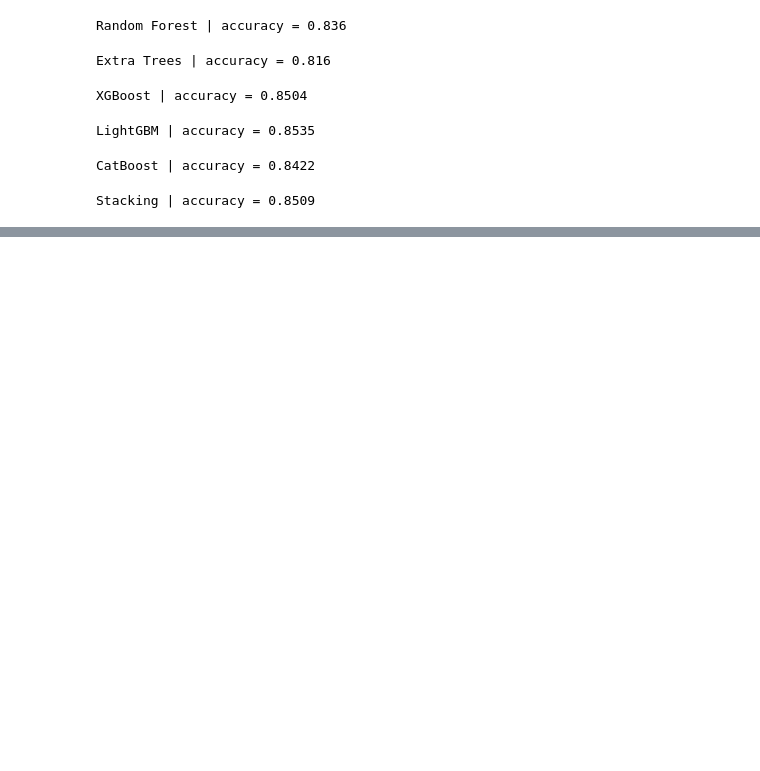
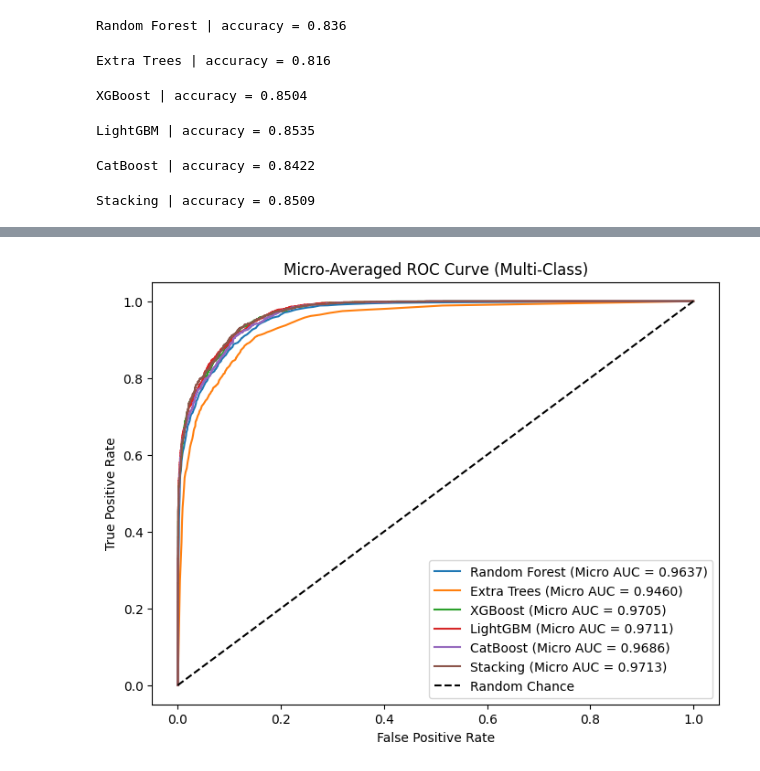
Before and after one commit to mdmohsin212/skill-morph-hw, a Jupyter notebook: Assignment_8.ipynb, the cells around one changed output, grey strips where cells are left out. Cells and saved outputs as stored; diff of their text form; code cells hidden in the pictures; blank space fills up the shorter version.

```diff
--- a/Assignment_8.ipynb
+++ b/Assignment_8.ipynb
@@ -235,0 +265,19 @@ Stacking | accuracy = 0.8509
+# %%
+classes = np.unique(y_test)
+y_test_bin = label_binarize(y_test, classes=classes)
+plt.figure(figsize=(8, 6))
+
+for name, (pred, proba) in models.items():
+    fpr, tpr, _ = roc_curve(y_test_bin.ravel(), proba.ravel())
+    roc_auc = auc(fpr, tpr)
+
+    plt.plot(fpr, tpr, label=f"{name} (Micro AUC = {roc_auc:.4f})")
+
+plt.plot([0, 1], [0, 1], "k--", label="Random Chance")
+plt.xlabel("False Positive Rate")
+plt.ylabel("True Positive Rate")
+plt.title("Micro-Averaged ROC Curve (Multi-Class)")
+plt.legend(loc="lower right")
+plt.show()
+# %% [output]
+[figure, added]
```
Also changed, not shown: parts of 5 cells of this notebook.
